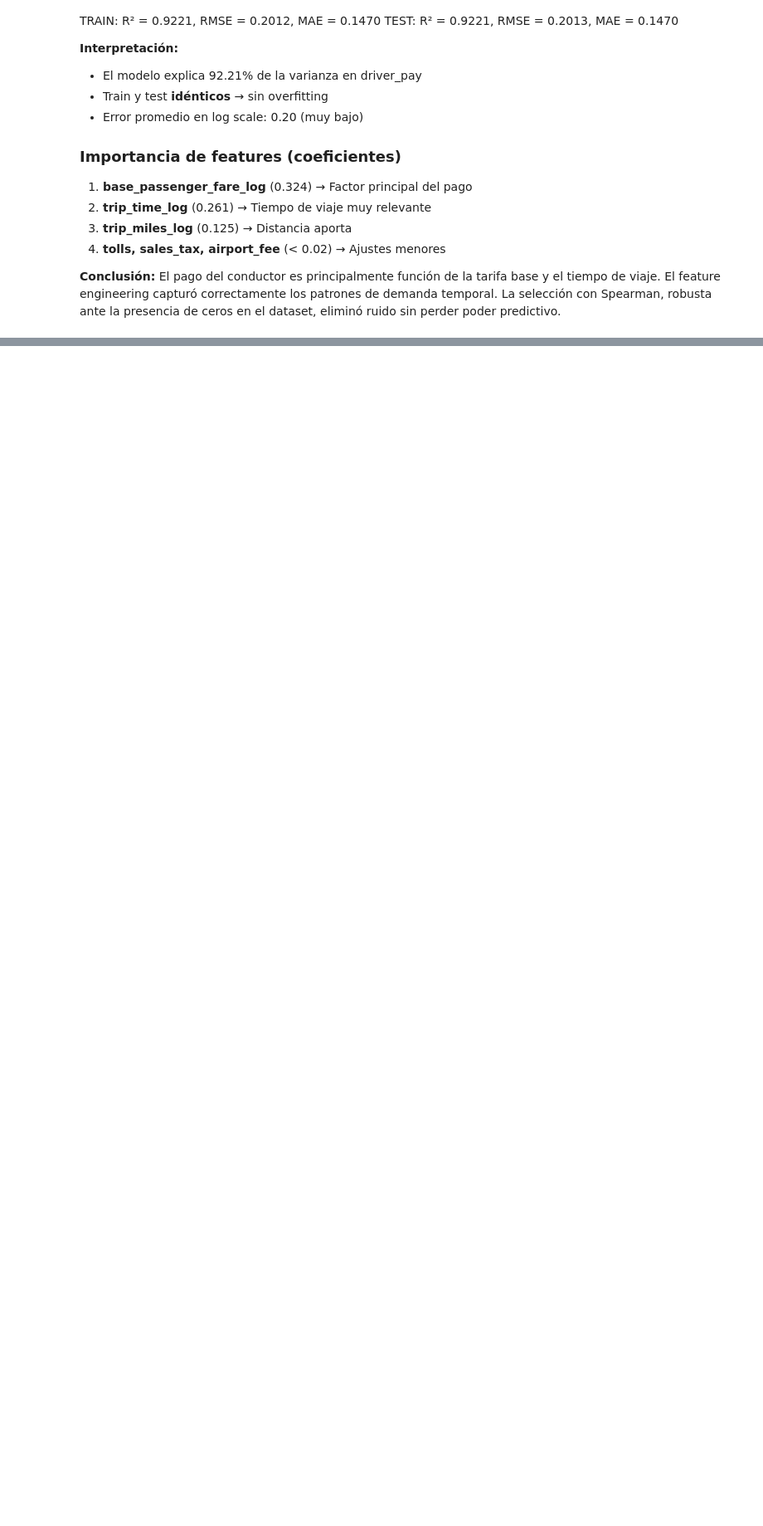
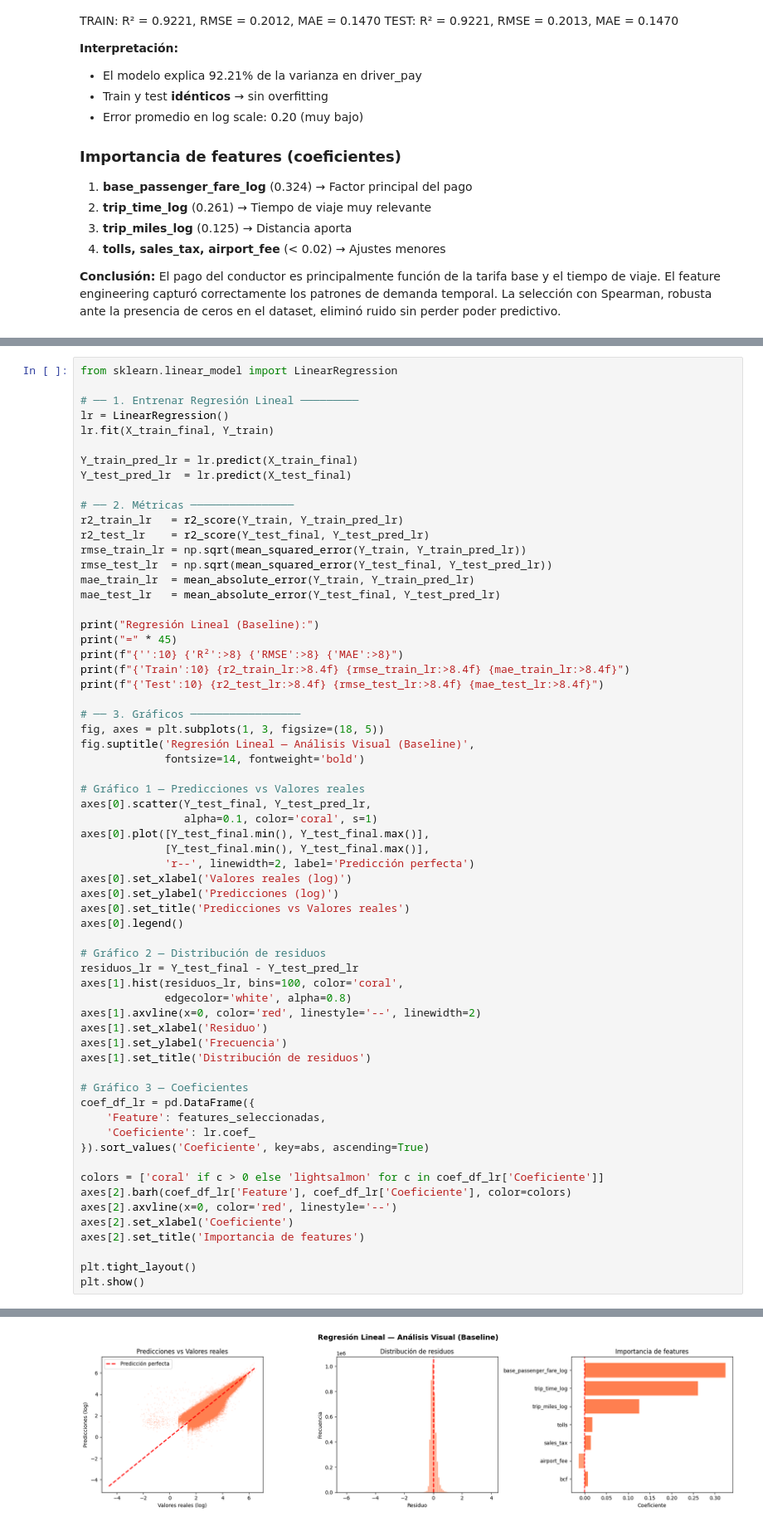
Before and after one commit to bamazonai/G8-TP-AnD, a Jupyter notebook: proyecto_hvfhs.ipynb, the cells around one changed output, grey strips where cells are left out. Shown at 83% size. Cells and saved outputs as stored; diff of their text form; blank space fills up the shorter version.

```diff
--- a/proyecto_hvfhs.ipynb
+++ b/proyecto_hvfhs.ipynb
@@ -1043,0 +1221,64 @@ eliminó ruido sin perder poder predictivo.
+# %%
+from sklearn.linear_model import LinearRegression
+
+# ── 1. Entrenar Regresión Lineal ─────────
+lr = LinearRegression()
+lr.fit(X_train_final, Y_train)
+
+Y_train_pred_lr = lr.predict(X_train_final)
+Y_test_pred_lr  = lr.predict(X_test_final)
+
+# ── 2. Métricas ────────────────
+r2_train_lr   = r2_score(Y_train, Y_train_pred_lr)
+r2_test_lr    = r2_score(Y_test_final, Y_test_pred_lr)
+rmse_train_lr = np.sqrt(mean_squared_error(Y_train, Y_train_pred_lr))
+rmse_test_lr  = np.sqrt(mean_squared_error(Y_test_final, Y_test_pred_lr))
+mae_train_lr  = mean_absolute_error(Y_train, Y_train_pred_lr)
+mae_test_lr   = mean_absolute_error(Y_test_final, Y_test_pred_lr)
+
+print("Regresión Lineal (Baseline):")
+print("=" * 45)
+print(f"{'':10} {'R²':>8} {'RMSE':>8} {'MAE':>8}")
+print(f"{'Train':10} {r2_train_lr:>8.4f} {rmse_train_lr:>8.4f} {mae_train_lr:>8.4f}")
+print(f"{'Test':10} {r2_test_lr:>8.4f} {rmse_test_lr:>8.4f} {mae_test_lr:>8.4f}")
+
+# ── 3. Gráficos ─────────────────
+fig, axes = plt.subplots(1, 3, figsize=(18, 5))
+fig.suptitle('Regresión Lineal — Análisis Visual (Baseline)',
+             fontsize=14, fontweight='bold')
+
+# Gráfico 1 — Predicciones vs Valores reales
+axes[0].scatter(Y_test_final, Y_test_pred_lr,
+                alpha=0.1, color='coral', s=1)
+axes[0].plot([Y_test_final.min(), Y_test_final.max()],
+             [Y_test_final.min(), Y_test_final.max()],
+             'r--', linewidth=2, label='Predicción perfecta')
+axes[0].set_xlabel('Valores reales (log)')
+axes[0].set_ylabel('Predicciones (log)')
+axes[0].set_title('Predicciones vs Valores reales')
+axes[0].legend()
+
+# Gráfico 2 — Distribución de residuos
+residuos_lr = Y_test_final - Y_test_pred_lr
+axes[1].hist(residuos_lr, bins=100, color='coral',
+             edgecolor='white', alpha=0.8)
+axes[1].axvline(x=0, color='red', linestyle='--', linewidth=2)
+axes[1].set_xlabel('Residuo')
+axes[1].set_ylabel('Frecuencia')
+axes[1].set_title('Distribución de residuos')
+
+# Gráfico 3 — Coeficientes
+coef_df_lr = pd.DataFrame({
+    'Feature': features_seleccionadas,
+    'Coeficiente': lr.coef_
+}).sort_values('Coeficiente', key=abs, ascending=True)
+
+colors = ['coral' if c > 0 else 'lightsalmon' for c in coef_df_lr['Coeficiente']]
+axes[2].barh(coef_df_lr['Feature'], coef_df_lr['Coeficiente'], color=colors)
+axes[2].axvline(x=0, color='red', linestyle='--')
+axes[2].set_xlabel('Coeficiente')
+axes[2].set_title('Importancia de features')
+
+plt.tight_layout()
+plt.show()
+# %% [output]
@@ -1043,0 +1290 @@ eliminó ruido sin perder poder predictivo.
+[figure, added]
```
Also changed, not shown: parts of 33 cells of this notebook, 2 other files.
